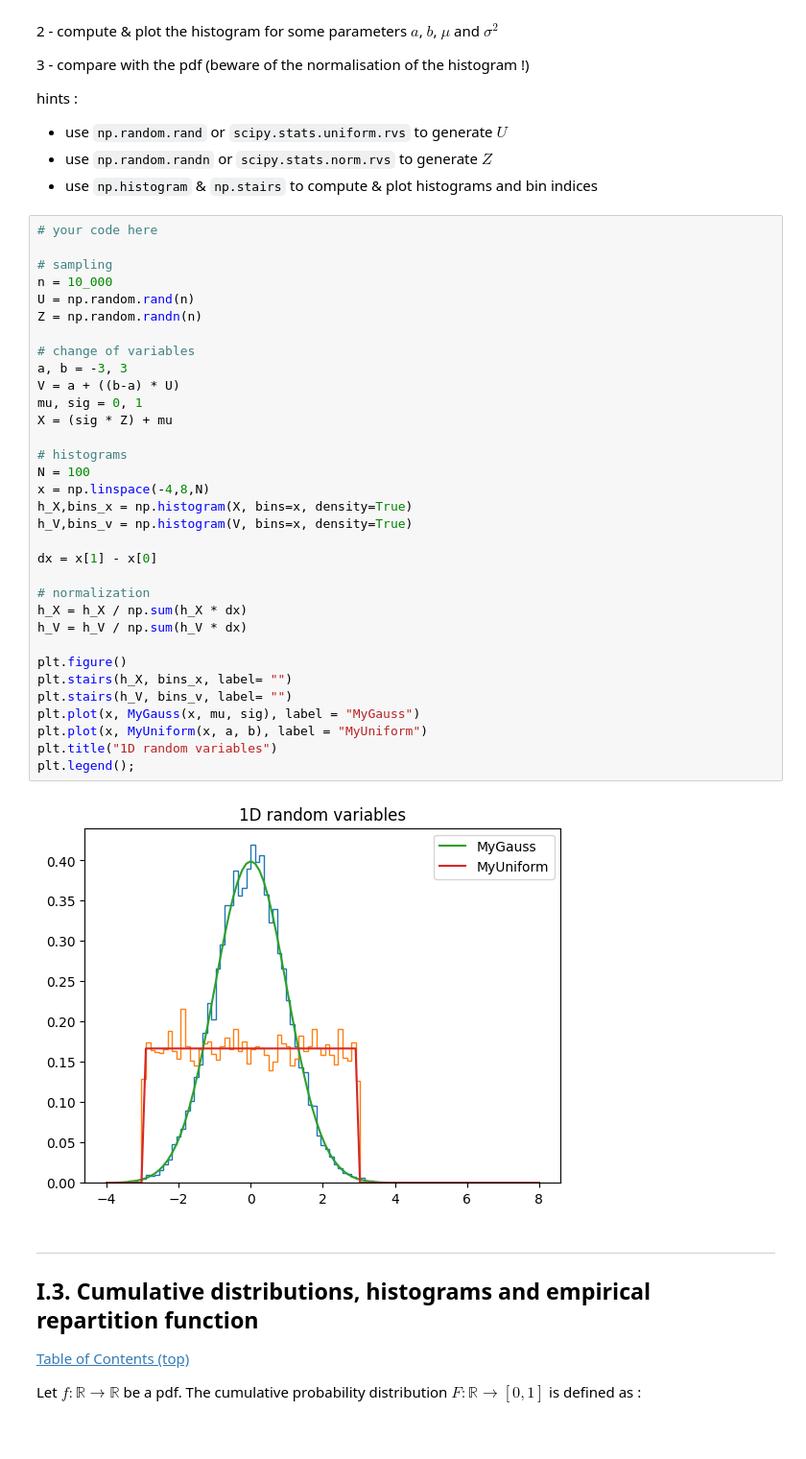
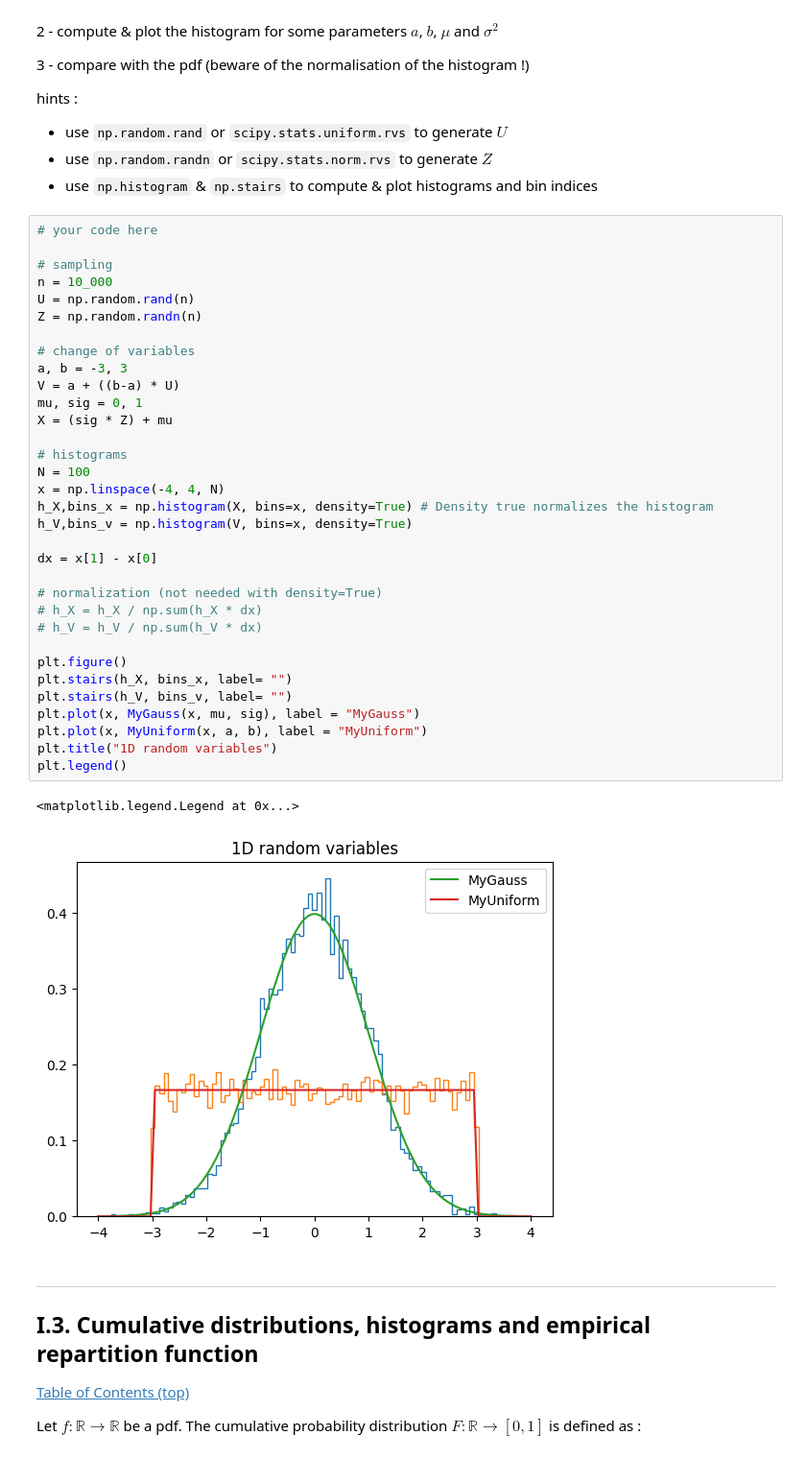
Before and after one commit to ViniciusGN/Kaggle-AI-Studies, a Jupyter notebook: 06. Optimal Transport/TP_1_OT_1D_2025.ipynb, the cells around one changed output. Shown at 96% size. Cells and saved outputs as stored; diff of their text form.

```diff
--- a/06. Optimal Transport/TP_1_OT_1D_2025.ipynb
+++ b/06. Optimal Transport/TP_1_OT_1D_2025.ipynb
@@ -203,38 +203,39 @@ hints :
 # %%
 # your code here
 
 # sampling
 n = 10_000
 U = np.random.rand(n)
 Z = np.random.randn(n)
 
 # change of variables
 a, b = -3, 3
 V = a + ((b-a) * U)
 mu, sig = 0, 1
 X = (sig * Z) + mu
 
 # histograms
 N = 100
-x = np.linspace(-4,8,N)
-h_X,bins_x = np.histogram(X, bins=x, density=True)
+x = np.linspace(-4, 4, N)
+h_X,bins_x = np.histogram(X, bins=x, density=True) # Density true normalizes the histogram
 h_V,bins_v = np.histogram(V, bins=x, density=True)
 
 dx = x[1] - x[0]
 
-# normalization
-h_X = h_X / np.sum(h_X * dx)
-h_V = h_V / np.sum(h_V * dx)
+# normalization (not needed with density=True)
+# h_X = h_X / np.sum(h_X * dx)
+# h_V = h_V / np.sum(h_V * dx)
 
 plt.figure()
 plt.stairs(h_X, bins_x, label= "")
 plt.stairs(h_V, bins_v, label= "")
 plt.plot(x, MyGauss(x, mu, sig), label = "MyGauss")
 plt.plot(x, MyUniform(x, a, b), label = "MyUniform")
 plt.title("1D random variables")
-plt.legend();
+plt.legend()
 # %% [output]
+<matplotlib.legend.Legend at 0x...>
-[figure, old version]
+[figure, new version]
 # %% [markdown]
 ---
 ## I.3. Cumulative distributions, histograms and empirical repartition function
```
Also changed, not shown: parts of 17 cells of this notebook.
